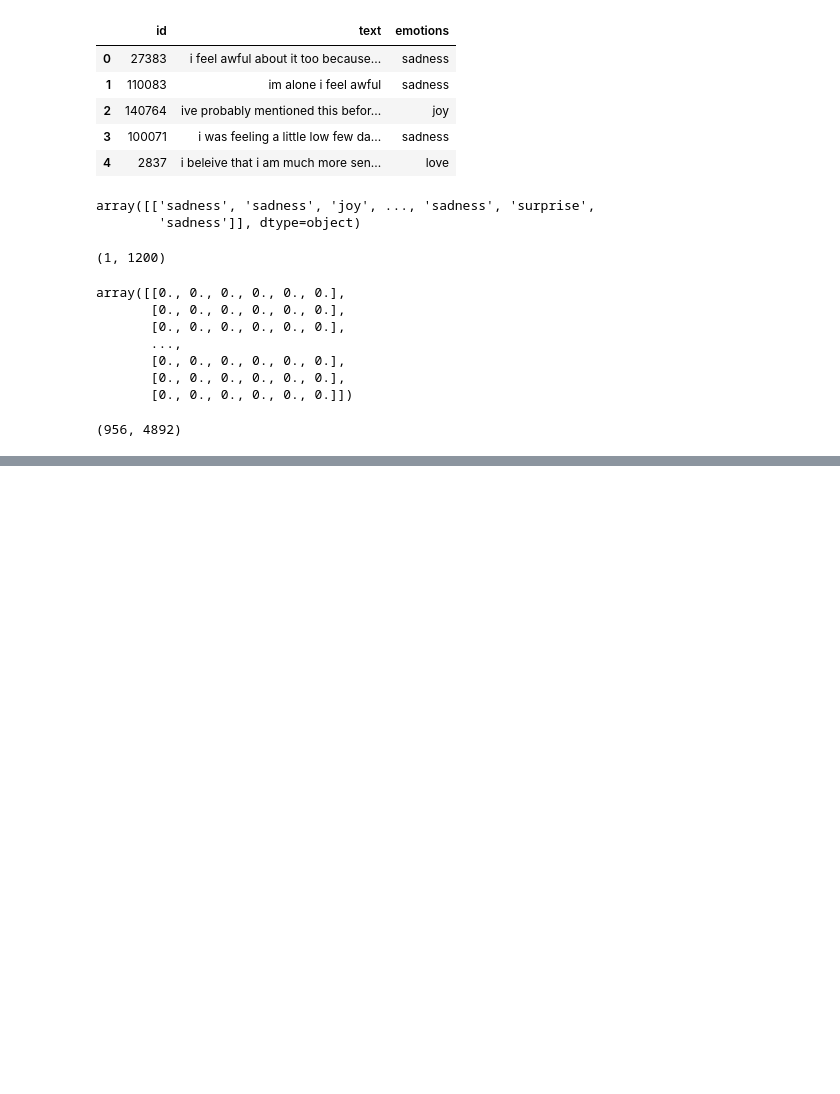
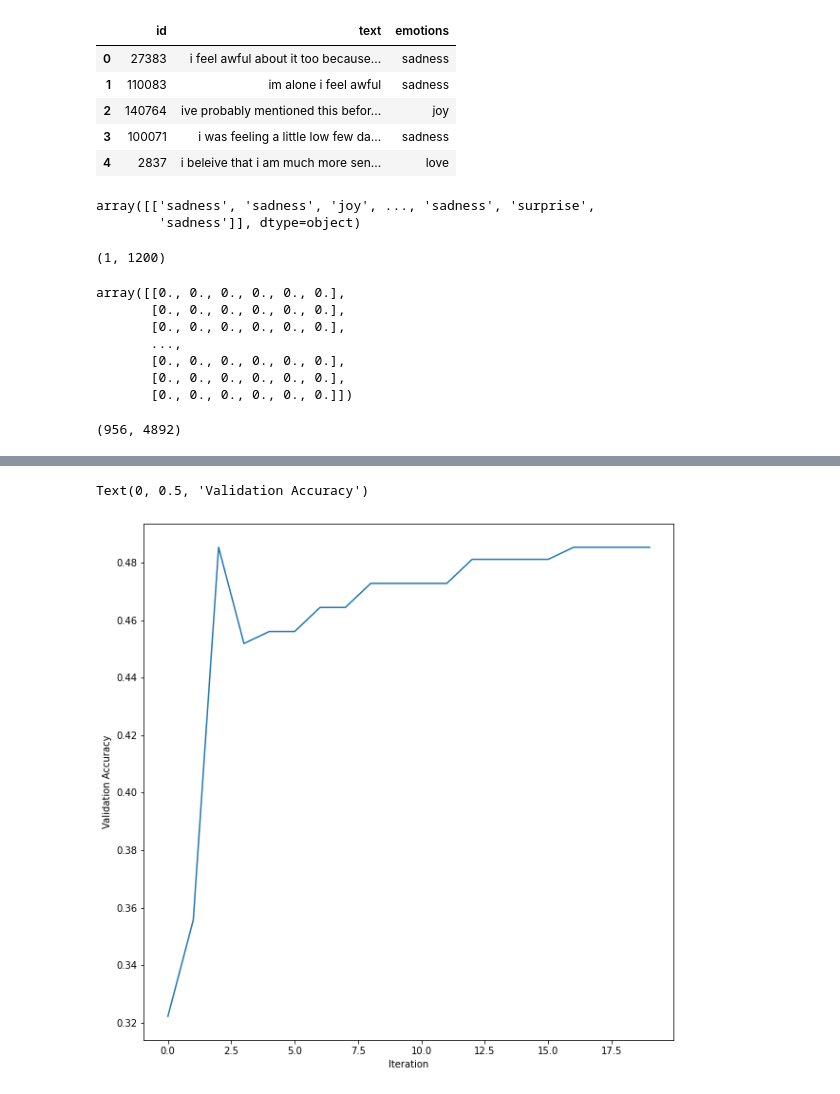
Before and after one commit to Wenxin-Jiang/CS577-NLP, a Jupyter notebook: HW1/hw1_NN.ipynb, the cells around one changed output, grey strips where cells are left out. Saved outputs shown, nothing was run; the diff lists cells and outputs as text; code cells hidden in the pictures; blank space fills up the shorter version.

```diff
--- a/HW1/hw1_NN.ipynb
+++ b/HW1/hw1_NN.ipynb
@@ -306,6 +306,7 @@ class NeuralNetwork:
             self.backward(X, y, y_hat, learning_rate)
             if epoch % 100 == 0:
                 score = np.mean(nn.predict(text_features_val) == np.argmax(val_targets, axis=1))
+                self.scores.append(score)
                 logger.info(f"Epoch: {epoch}, loss: {data_loss}, accuracy: {score * 100:.2f}%.")
 
             # eval
@@ -317,6 +318,10 @@ class NeuralNetwork:
         y_hat = self.forward(X)
         # return the index with highest probability
         return np.argmax(y_hat, axis=1)
+
+
+    def get_scores(self):
+        return self.scores
 # %%
 text_features_train.shape
 # %% [output]
@@ -334,5 +339,7 @@ y = np.array(train_targets)
 nn = NeuralNetwork(len(text_features_train[0]), 120, len(emotion_set))\
 
 # train the neural network
-nn.train(X, y, val_targets, text_features_val, num_epochs=500, learning_rate=0.001)
+num_epochs = 2000
+lr = 0.001
+nn.train(X, y, val_targets, text_features_val, num_epochs=num_epochs, learning_rate=lr)
 # %% [output]
@@ -359,0 +366,3 @@ KeyboardInterrupt:
+# %%
+scores = nn.get_scores()
+scores
@@ -359,0 +390,10 @@ KeyboardInterrupt:
+# %%
+plt.figure(figsize=(10, 10))
+plt.plot(np.arange(len(scores)), scores)
+# plt.title(f"{folds}-fold Cross Validation, lr={lr}, epochs={num_epochs}, highest acc={nn.scores}")
+plt.xlabel("Iteration")
+plt.ylabel("Validation Accuracy")
+# plt.savefig(f"LR_highestAcc={scores}_{folds}-fold Cross Validation_lr={learning_rate}_lambda={reg_lambda}_iteration={num_iters}.png")
+# %% [output]
+Text(0, 0.5, 'Validation Accuracy')
+[figure, added]
```
Also changed, not shown: parts of 3 cells of this notebook.
